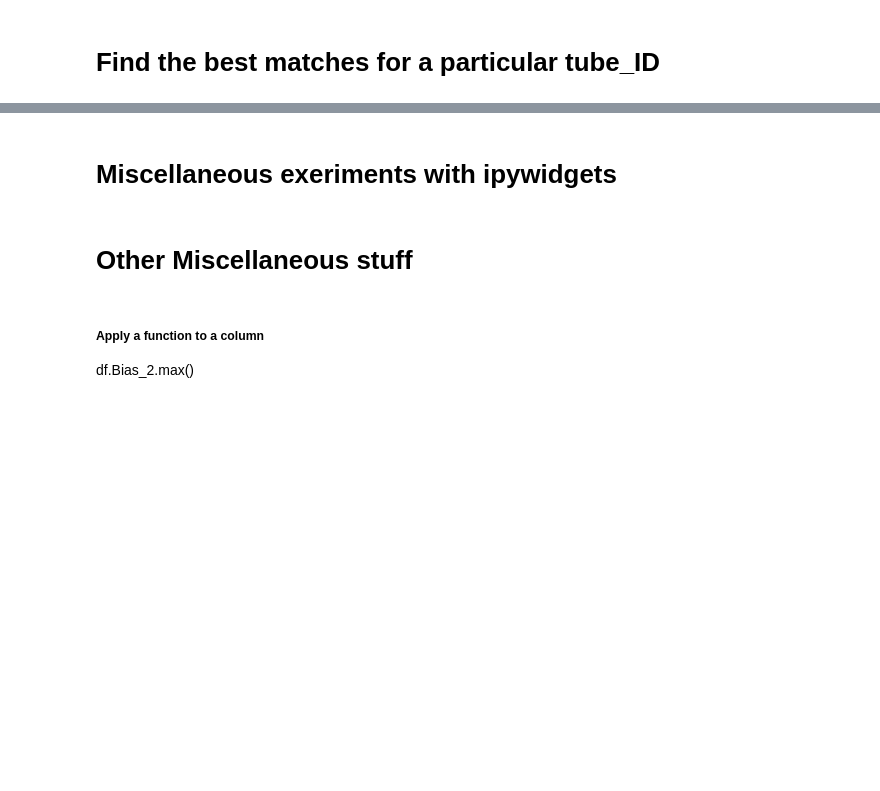
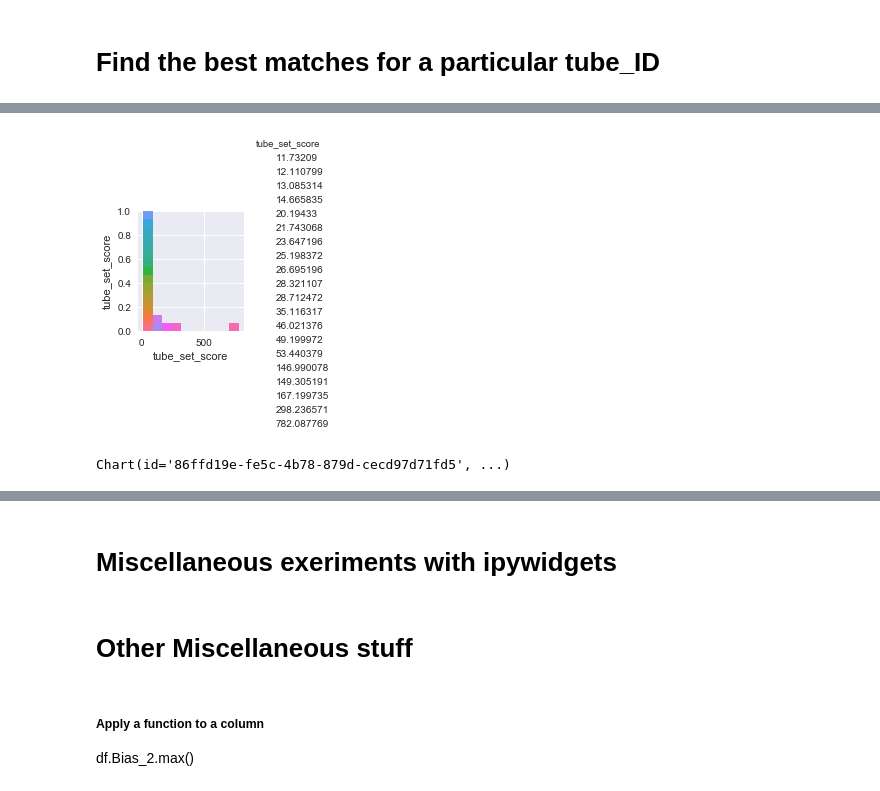
Before and after one commit to rrMacKinnon/Electrona_uTracer, a Jupyter notebook: Electrona_uTracer_OneJupyter.ipynb, the cells around one changed output, grey strips where cells are left out. Cells and saved outputs as stored; diff of their text form; code cells hidden in the pictures; blank space fills up the shorter version.

```diff
--- a/Electrona_uTracer_OneJupyter.ipynb
+++ b/Electrona_uTracer_OneJupyter.ipynb
@@ -53,7 +122,17 @@ df_stats
 # %% [markdown]
 # STEP 4: Calculate the differences between all tubes
 # %%
+from ipywidgets import FloatProgress
+from IPython.display import display
+import time
+
+start_time = time.time()
+
 def build_difference_df(df, df_stats):
+
+    # Display a progress bar
+    build_diff_progress_bar = FloatProgress(min=0, max=100)
+    display(build_diff_progress_bar)
 
     # Make a list of all the columns in the dataframe
     cols = list(df.columns)
@@ -99,14 +178,29 @@ def build_difference_df(df, df_stats):
             # Append the tube's calculated values to the diff_squared_list
             diff_squared_list.append(temp_dict)
 
+            # Update the progress bar
+            build_diff_progress_bar.value += 1
+
+
     # Make an ordered list for the columns of the new difference dataframe
     new_cols_to_add = ['ref_tube_ID', 'match_tube_ID', 'error_sum']
     df_dif_cols = new_cols_to_add + bias_list
     df_dif = pd.DataFrame(diff_squared_list, columns = df_dif_cols)
+
     return df_dif
 
 
 df_dif = build_difference_df(df, df_stats)
-print("len(df_dif) = ", len(df_dif))
+
+# Produce a brief report:
+total_rows = len(df_dif)
+total_columns = len(df_dif.columns)
+total_datapoints = total_rows * total_columns
+stop_time = time.time()
+elapsed_time = stop_time - start_time
+print("It took", round(elapsed_time, 2), "seconds to calculate",
+      total_datapoints, "values, resulting in", len(df_dif), "rows.")
+
+# Display the head of the difference dataframe
 df_dif.head()
 # %% [output]
@@ -128,8 +224,8 @@ def find_best_set_for_chosen_tube_ID(tube_to_match, tube_set_size):
 
     return df_tube_set
 
-tube_to_match = 43
-tube_set_size = 16
+tube_to_match = 13
+tube_set_size = 8
 df_tube_set = find_best_set_for_chosen_tube_ID(tube_to_match, tube_set_size)
 df_tube_set.head(tube_set_size)
 # %%
@@ -318,0 +391,20 @@ df_dif_copy2 = df_dif_copy.copy()
+# %%
+import seaborn as sns
+sns.set()
+
+df_sns = df_best_tube_sets[['tube_set_score']].copy()
+
+sns.pairplot(df_sns, 'tube_set_score')
+sns.plt.show()
+# %% [output]
+[figure, added]
+# %%
+from bokeh.charts import Histogram, output_file, show
+
+p = Histogram(df_best_tube_sets['tube_set_score'], title="Tube Set Scores")
+
+output_file("histogram.html",)
+
+p
+# %% [output]
+Chart(id='86ffd19e-fe5c-4b78-879d-cecd97d71fd5', ...)
```
Also changed, not shown: parts of 21 cells of this notebook.
